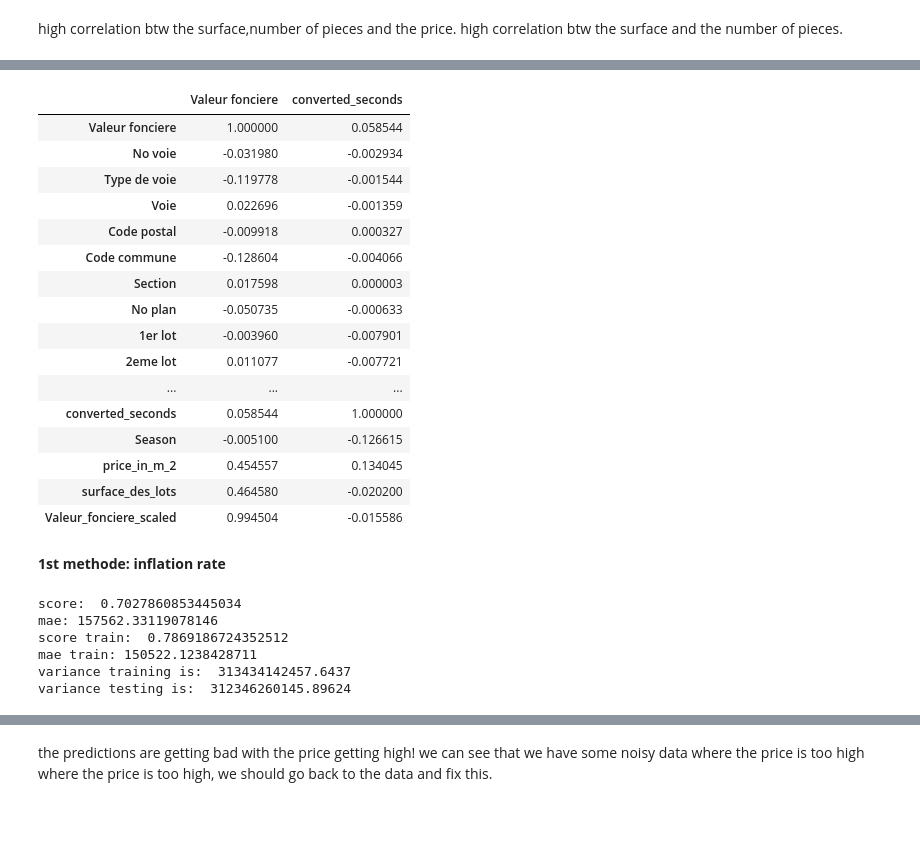
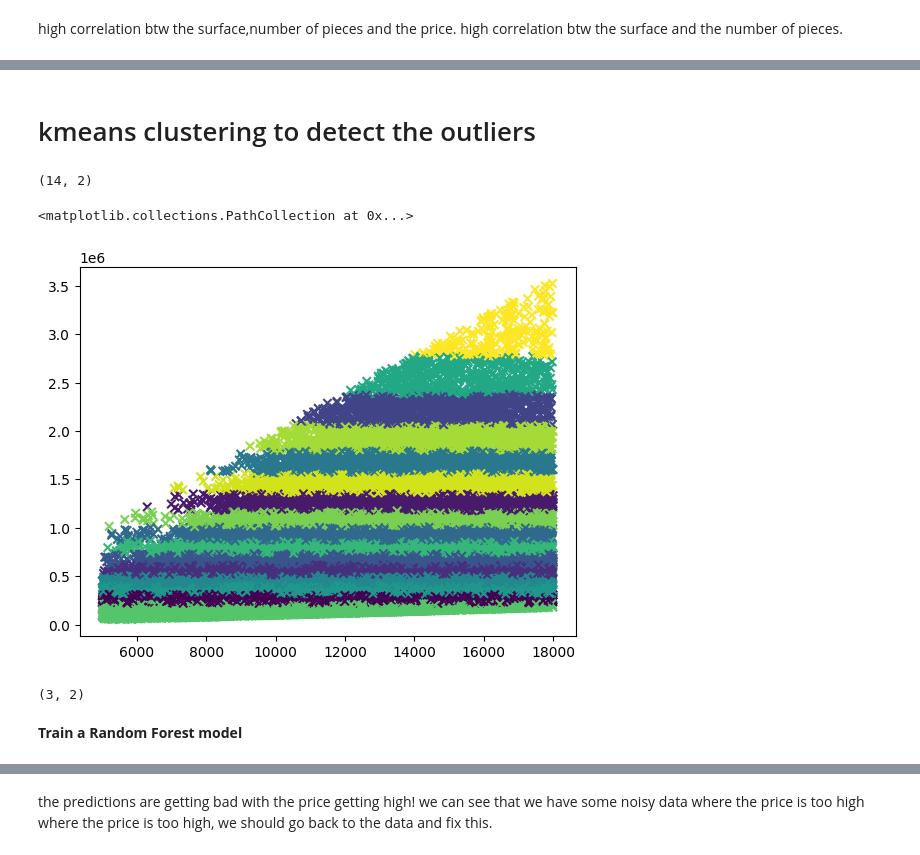
Before and after one commit to khaledlec/Paris-Housing-Price-Prediction, a Jupyter notebook: House_prediction_paris.ipynb, the cells around one changed output, grey strips where cells are left out. Saved outputs shown, nothing was run; the diff lists cells and outputs as text; code cells hidden in the pictures; blank space fills up the shorter version.

```diff
--- a/House_prediction_paris.ipynb
+++ b/House_prediction_paris.ipynb
@@ -385,20 +238,25 @@ corr[['price_in_m_2','Valeur_fonciere_scaled']]
-# %%
-corr[['Valeur fonciere','converted_seconds']]
-# %% [output]
-|  | Valeur fonciere | converted_seconds |
-| Valeur fonciere | 1.000000 | 0.058544 |
-| No voie | -0.031980 | -0.002934 |
-| Type de voie | -0.119778 | -0.001544 |
-| Voie | 0.022696 | -0.001359 |
-| Code postal | -0.009918 | 0.000327 |
-| Code commune | -0.128604 | -0.004066 |
-| Section | 0.017598 | 0.000003 |
-| No plan | -0.050735 | -0.000633 |
-| 1er lot | -0.003960 | -0.007901 |
-| 2eme lot | 0.011077 | -0.007721 |
-| ... | ... | ... |
-| converted_seconds | 0.058544 | 1.000000 |
-| Season | -0.005100 | -0.126615 |
-| price_in_m_2 | 0.454557 | 0.134045 |
-| surface_des_lots | 0.464580 | -0.020200 |
-| Valeur_fonciere_scaled | 0.994504 | -0.015586 |
+# %% [markdown]
+# kmeans clustering to detect the outliers
+# %%
+data.shape
+# %% [output]
+(14, 2)
+# %%
+import numpy as np
+import matplotlib.pyplot as plt
+from sklearn.cluster import KMeans
+from scipy.spatial.distance import cdist
+# composing data set
+data = np.array(df_apart_paris[['price_in_m_2_scaled','Valeur_fonciere_scaled']])
+# kmeans model, setting k = 3
+km = KMeans(n_clusters = 16,n_init="auto")
+clusters=km.fit_predict(data)
+# plotting data set
+plt.scatter(*zip(*data),c=clusters,marker = "x")
+# %% [output]
+<matplotlib.collections.PathCollection at 0x...>
+[figure, added]
+# %%
+km.cluster_centers_.shape
+# %% [output]
+(3, 2)
@@ -405,4 +276,4 @@ corr[['Valeur fonciere','converted_seconds']]
 # %% [markdown]
-__1st methode: inflation rate__
+__Train a Random Forest model__
 # %%
 # Splitting the dataset into training and testing set (80/20)
@@ -413,7 +284,7 @@ X_train, X_valid, y_train, y_validation = train_test_split(X,y, test_size = 0.2,
 #random forest
 
 # Initializing the Random Forest Regression model with 10 decision trees
-model = RandomForestRegressor(n_estimators=20, random_state = 0)
+model = RandomForestRegressor(n_estimators=40,max_features=4,min_samples_leaf=8, random_state = 0,max_samples=0.2)
 
 # Fitting the Random Forest Regression model to the data
 model.fit(X, y)
@@ -421,28 +292,3 @@ model.fit(X, y)
 # Predicting the target values of the test set
 y_pred = model.predict(X_test)
 y_pred_train=model.predict(X)
-#scoring
-score = r2_score(y_test, y_pred)
-score_train=r2_score(y, y_pred_train)
-rmse = float(format(np.sqrt(mean_squared_error(y_test, y_pred)),'.3f'))
-explained_variance_scor=explained_variance_score(y_test, y_pred)
-max_err=max_error(y_test, y_pred)
-mae=mean_absolute_error(y_test, y_pred)
-mae_train=mean_absolute_error(y, y_pred_train)
-
-#print("RMSE:",rmse)
-print("score: ",score)
-#print("explained_variance_scor: ",explained_variance_scor)
-print("mae:",mae)
-#print("the maximum error is:",max_err)
-print("score train: ",score_train)
-print("mae train:",mae_train)
-print("variance training is: ",np.var(y_pred_train))
-print("variance testing is: ",np.var(y_pred))
-# %% [output]
-score:  0.7027860853445034
-mae: 157562.33119078146
-score train:  0.7869186724352512
-mae train: 150522.1238428711
-variance training is:  313434142457.6437
-variance testing is:  312346260145.89624
```
Also changed, not shown: parts of 40 cells of this notebook, 7 other files.
